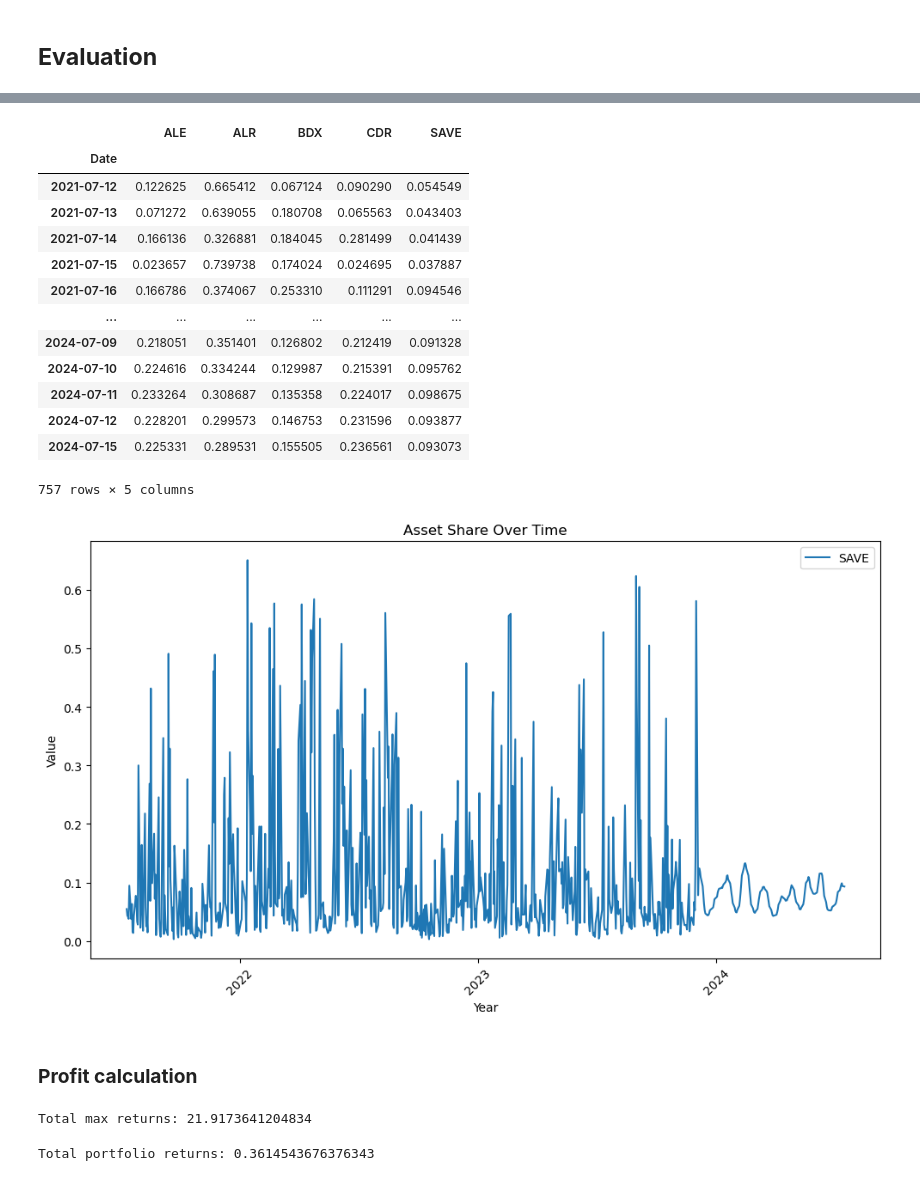
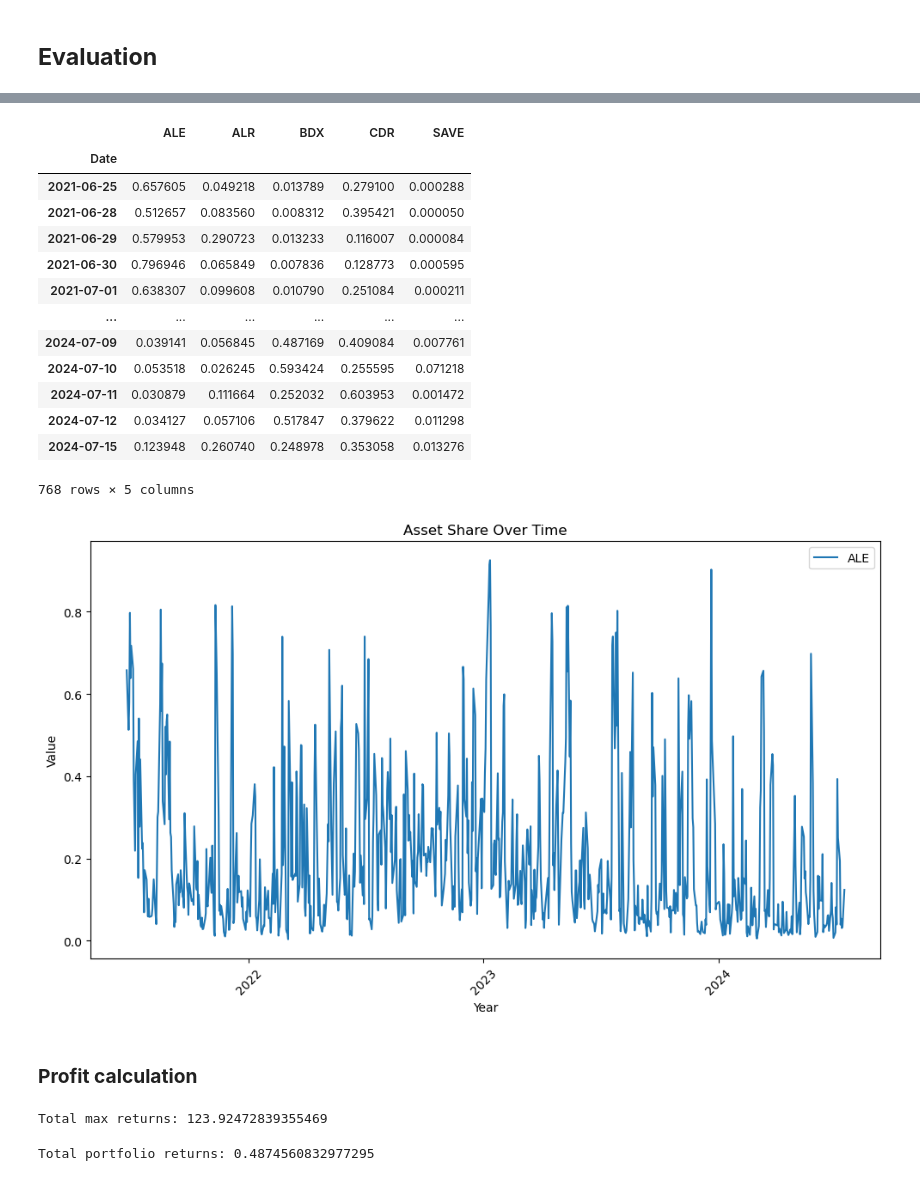
Before and after one commit to pawel-grzeszczyk/portfolio-optimization, a Jupyter notebook: modeling/modeling.ipynb, the cells around one changed output, grey strips where cells are left out. Drawn from its saved outputs; the diff is of its cells as text; code cells hidden in the pictures.

Commit message:
added more features (SMA, RSI, etc.) what required many changes, but still not learning on test

```diff
--- a/modeling/modeling.ipynb
+++ b/modeling/modeling.ipynb
@@ -96,16 +134,16 @@ Data shape: (791, 5)
 # %% [markdown]
 **Convert to target shape**
 # %%
-X_SEQ_LEN = 30
+X_SEQ_LEN = 5
 Y_SEQ_LEN = 5
 # %%
 import numpy as np
 import torch
 
-X_train, X_test, Y_train, Y_test = utils.create_sequences(data_returns = data_returns,
+X_train, X_test, Y_train, Y_test = utils.create_sequences(data_returns = data_model,
                                                           X_seq_len = X_SEQ_LEN,
                                                           Y_seq_len = Y_SEQ_LEN,
-                                                          test_size=0.2,
+                                                          test_size=0.3,
                                                           device=device)
 # %%
 print(f'X shape: \n\t{X_train.shape}')
@@ -164,15 +213,17 @@ Y_true_labels sample:
 ### **Model**
 # %%
 input_size = X_train.shape[2]
-hidden_size = 256
+hidden_size = 128
 output_size = Y_true_labels.shape[1]
 
 # Create the model
 model = models.LSTMModel(input_size=input_size,
                   hidden_size=hidden_size,
                   output_size=output_size,
-                  num_layers=2,
-                  device=device).to(device)
+                  num_layers=1,
+                  dropout_rate=0.5,
+                  device=device,
+                  max_norm_value=0.0).to(device)
 
 # Loss and optimizer
 criterion = nn.MSELoss()
@@ -224,45 +276,46 @@ torch.Size([757, 5])
 # %%
-all_output_weights_df = pd.DataFrame(all_output_weights.cpu().numpy(), columns=data_returns.columns)
-all_output_weights_df['Date'] = data_returns.index[X_SEQ_LEN: None if Y_SEQ_LEN == 1 else -(Y_SEQ_LEN - 1)]
+all_output_weights_df = pd.DataFrame(all_output_weights.cpu().numpy(), columns=data_model.columns[:ASSET_COUNT])
+all_output_weights_df['Date'] = data_model.index[X_SEQ_LEN: None if Y_SEQ_LEN == 1 else -(Y_SEQ_LEN - 1)]
 all_output_weights_df['Date'] = pd.to_datetime(all_output_weights_df['Date'])
 all_output_weights_df = all_output_weights_df.set_index('Date')
 all_output_weights_df
 # %% [output]
 |  | ALE | ALR | BDX | CDR | SAVE |
 | Date |  |  |  |  |  |
-| 2021-07-12 | 0.122625 | 0.665412 | 0.067124 | 0.090290 | 0.054549 |
-| 2021-07-13 | 0.071272 | 0.639055 | 0.180708 | 0.065563 | 0.043403 |
-| 2021-07-14 | 0.166136 | 0.326881 | 0.184045 | 0.281499 | 0.041439 |
-| 2021-07-15 | 0.023657 | 0.739738 | 0.174024 | 0.024695 | 0.037887 |
-| 2021-07-16 | 0.166786 | 0.374067 | 0.253310 | 0.111291 | 0.094546 |
+| 2021-06-25 | 0.657605 | 0.049218 | 0.013789 | 0.279100 | 0.000288 |
+| 2021-06-28 | 0.512657 | 0.083560 | 0.008312 | 0.395421 | 0.000050 |
+| 2021-06-29 | 0.579953 | 0.290723 | 0.013233 | 0.116007 | 0.000084 |
+| 2021-06-30 | 0.796946 | 0.065849 | 0.007836 | 0.128773 | 0.000595 |
+| 2021-07-01 | 0.638307 | 0.099608 | 0.010790 | 0.251084 | 0.000211 |
 | ... | ... | ... | ... | ... | ... |
-| 2024-07-09 | 0.218051 | 0.351401 | 0.126802 | 0.212419 | 0.091328 |
-| 2024-07-10 | 0.224616 | 0.334244 | 0.129987 | 0.215391 | 0.095762 |
-| 2024-07-11 | 0.233264 | 0.308687 | 0.135358 | 0.224017 | 0.098675 |
-| 2024-07-12 | 0.228201 | 0.299573 | 0.146753 | 0.231596 | 0.093877 |
-| 2024-07-15 | 0.225331 | 0.289531 | 0.155505 | 0.236561 | 0.093073 |
+| 2024-07-09 | 0.039141 | 0.056845 | 0.487169 | 0.409084 | 0.007761 |
+| 2024-07-10 | 0.053518 | 0.026245 | 0.593424 | 0.255595 | 0.071218 |
+| 2024-07-11 | 0.030879 | 0.111664 | 0.252032 | 0.603953 | 0.001472 |
+| 2024-07-12 | 0.034127 | 0.057106 | 0.517847 | 0.379622 | 0.011298 |
+| 2024-07-15 | 0.123948 | 0.260740 | 0.248978 | 0.353058 | 0.013276 |
-757 rows × 5 columns
+768 rows × 5 columns
 # %%
-utils.plot_asset_share(all_output_weights_df[['SAVE']])
+utils.plot_asset_share(all_output_weights_df[['ALE']])
 # utils.plot_asset_share(all_output_weights_df)
 # %% [output]
-[figure, old version]
+[figure, new version]
 # %% [markdown]
 ### **Profit calculation**
 # %%
-max_daily_returns, max_total_returns = utils.calculate_max_return(Y_test)
+max_daily_returns, max_total_returns = utils.calculate_max_return(Y_test[:, :, :ASSET_COUNT])
 
 print(f'Total max returns: {max_total_returns}')
 # print(f'Daily max returns: {max_daily_returns}')
 # %% [output]
-Total max returns: 21.9173641204834
+Total max returns: 123.92472839355469
 # %%
-portfolio_daily_returns, portfolio_total_returns = utils.calculate_portfolio_return(testing_output_weights, Y_test)
+portfolio_daily_returns, portfolio_total_returns = utils.calculate_portfolio_return(testing_output_weights,
+                                                                                    Y_test[:, :, :ASSET_COUNT])
 
 print(f'Total portfolio returns: {portfolio_total_returns}')
 # print(f'Daily portfolio returns: {portfolio_daily_returns}')
 # %% [output]
-Total portfolio returns: 0.3614543676376343
+Total portfolio returns: 0.4874560832977295
 # %%
 print(f'Earned profit vs max profit: {portfolio_total_returns:.2f}% vs {max_total_returns:.2f}%')
 # %% [output]
```
Also changed, not shown: parts of 10 cells of this notebook, 3 other files.
